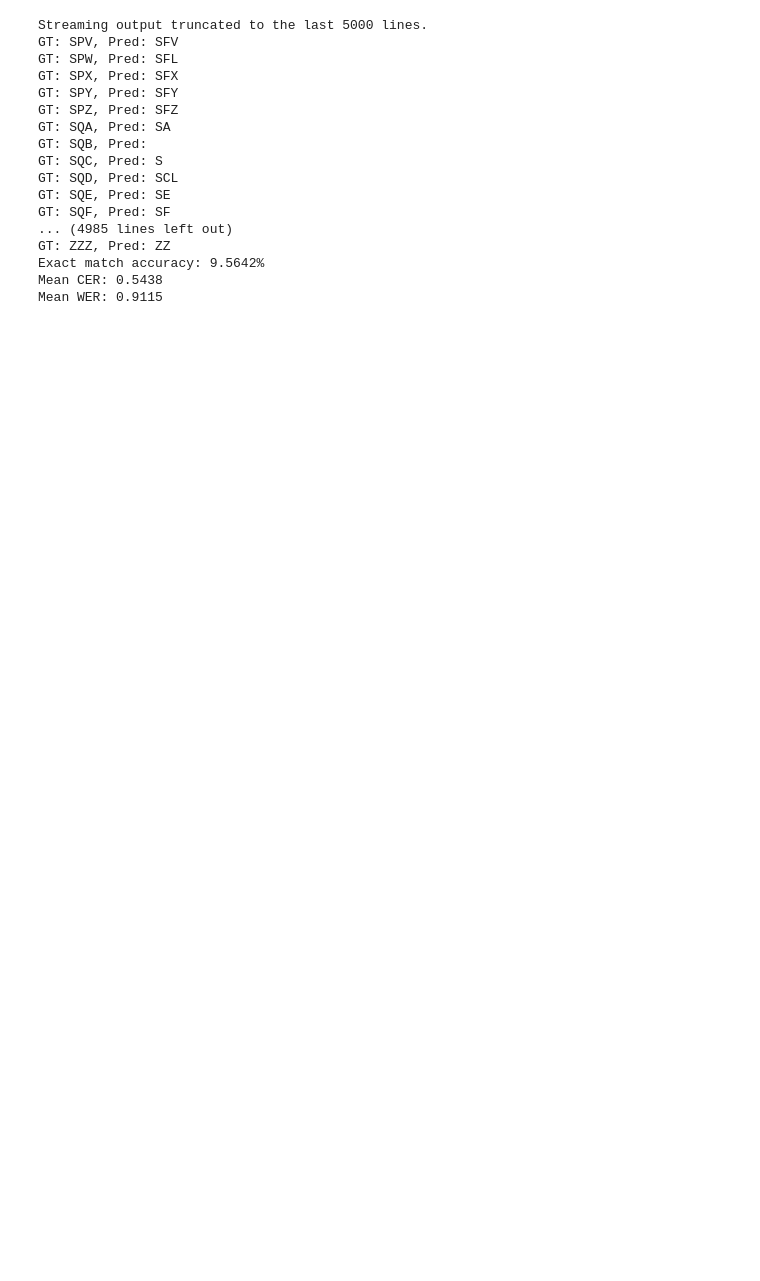
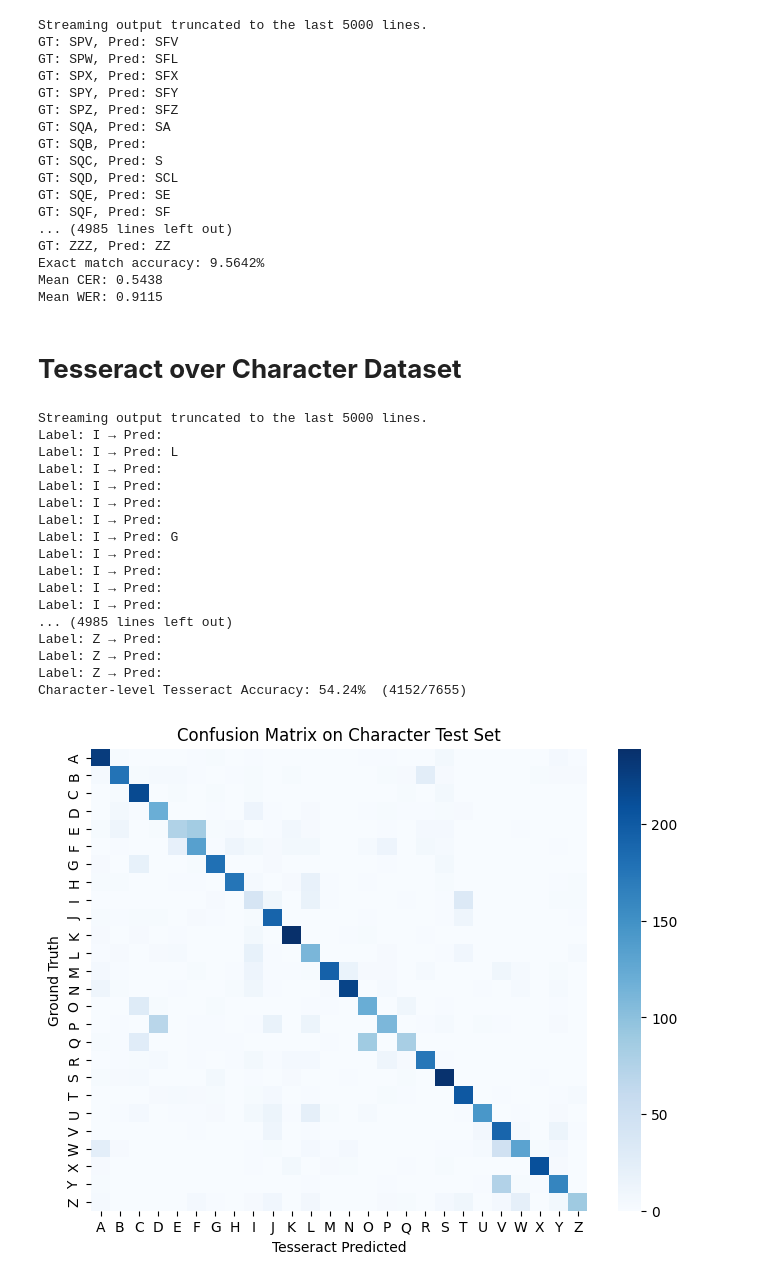
Before and after one commit to cs-amy/project-codebase, a Jupyter notebook: notebooks/Tesseract_OCR.ipynb, the cells around one changed output. Drawn from its saved outputs; the diff is of its cells as text; code cells hidden in the pictures; blank space fills up the shorter version.

Commit message:
Run Tesseract on character and word test datasets

```diff
--- a/notebooks/Tesseract_OCR.ipynb
+++ b/notebooks/Tesseract_OCR.ipynb
@@ -107,3 +101,71 @@ GT: ZZZ, Pred: ZZ
 Exact match accuracy: 9.5642%
 Mean CER: 0.5438
 Mean WER: 0.9115
+# %% [markdown]
+# **Tesseract over Character Dataset**
+# %%
+CHAR_TEST_DIR = "/content/drive/MyDrive/MScProject/data/characters/test"
+
+# Tell pytesseract to treat each image as a single character, restrict to A–Z
+TESSERACT_CONFIG = r"--psm 10 -c tessedit_char_whitelist=ABCDEFGHIJKLMNOPQRSTUVWXYZ"
+
+# Run through the dataset
+y_true, y_pred = [], []
+for true_char in sorted(os.listdir(CHAR_TEST_DIR)):
+    char_dir = Path(CHAR_TEST_DIR) / true_char
+    if not char_dir.is_dir():
+        continue
+    for img_path in char_dir.glob("*.png"):
+        img = Image.open(img_path).convert("L")
+        # optional: binarize if your glyphs need thresholding:
+        # img = img.point(lambda x: 0 if x<128 else 255, mode='1')
+        txt = pytesseract.image_to_string(img, config=TESSERACT_CONFIG)
+        pred = txt.strip().upper()
+        # take first character only (in case of noise)
+        pred = pred[0] if len(pred)>0 else ""
+        y_true.append(true_char)
+        y_pred.append(pred)
+        print(f"Label: {true_char} → Pred: {pred}")
+
+# Compute accuracy
+correct = sum(t==p for t,p in zip(y_true, y_pred))
+total   = len(y_true)
+acc = correct/total
+print(f"Character‐level Tesseract Accuracy: {acc*100:5.2f}%  ({correct}/{total})")
+
+# Build & plot a confusion matrix for the most frequent errors
+labels = sorted(set(y_true))
+cm = np.zeros((len(labels), len(labels)), dtype=int)
+idx = {c:i for i,c in enumerate(labels)}
+for t,p in zip(y_true, y_pred):
+    i, j = idx[t], idx.get(p, None)
+    if j is None:
+        # treat unknown predictions as a special “?” class
+        continue
+    cm[i, j] += 1
+
+plt.figure(figsize=(8,6))
+sns.heatmap(cm, xticklabels=labels, yticklabels=labels, fmt="d", cmap="Blues")
+plt.xlabel("Tesseract Predicted")
+plt.ylabel("Ground Truth")
+plt.title("Confusion Matrix on Character Test Set")
+plt.show()
+# %% [output]
+Streaming output truncated to the last 5000 lines.
+Label: I → Pred:
+Label: I → Pred: L
+Label: I → Pred:
+Label: I → Pred:
+Label: I → Pred:
+Label: I → Pred:
+Label: I → Pred: G
+Label: I → Pred:
+Label: I → Pred:
+Label: I → Pred:
+Label: I → Pred:
+... (4985 lines left out)
+Label: Z → Pred:
+Label: Z → Pred:
+Label: Z → Pred:
+Character‐level Tesseract Accuracy: 54.24%  (4152/7655)
+[figure, added]
```
Also changed, not shown: parts of 3 cells of this notebook.
